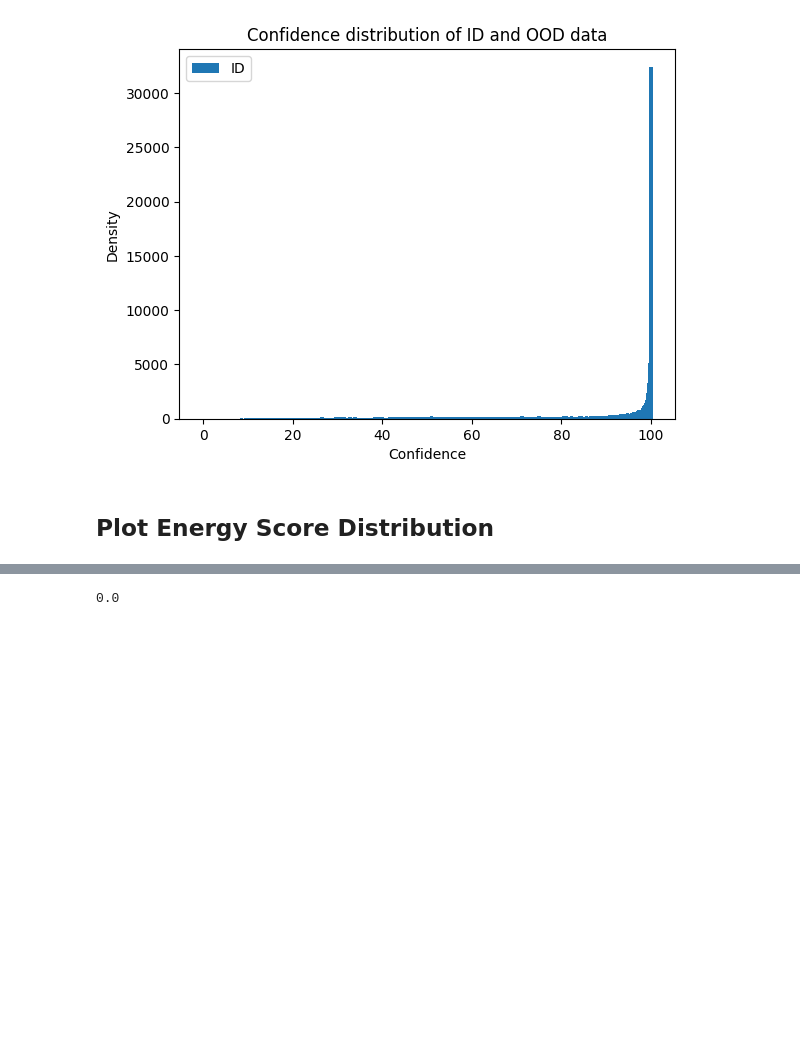
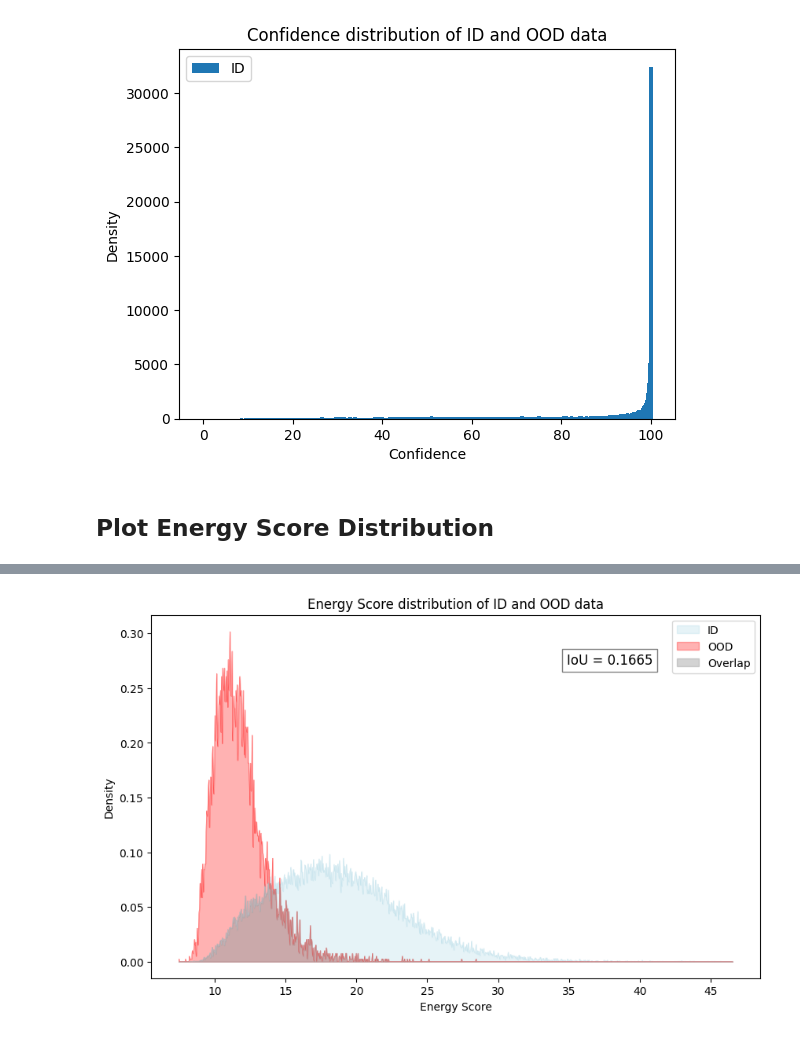
Before and after one commit to PaulRabich/RectPruneOOD, a Jupyter notebook: notebooks/visualize_distributions.ipynb, the cells around one changed output, grey strips where cells are left out. Cells and saved outputs as stored; diff of their text form; code cells hidden in the pictures; blank space fills up the shorter version.

Commit message:
implement distribution plotting

```diff
--- a/notebooks/visualize_distributions.ipynb
+++ b/notebooks/visualize_distributions.ipynb
@@ -51,9 +51,9 @@ plt.show()
 # %% [markdown]
 ## Plot Energy Score Distribution
 # %%
-name = "ashb"
-id_data = np.load(get_top_level_path() + f"/results/imagenet/{name}/id_imagenet.npy", allow_pickle=True).item()
-ood_dtd = np.load(get_top_level_path() + f"/results/imagenet/{name}/ood_dtd.npy", allow_pickle=True).item()
-ood_places = np.load(get_top_level_path() + f"/results/imagenet/{name}/ood_places.npy", allow_pickle=True).item()
-ood_inat = np.load(get_top_level_path() + f"/results/imagenet/{name}/ood_inat.npy", allow_pickle=True).item()
-ood_sun = np.load(get_top_level_path() + f"/results/imagenet/{name}/ood_sun.npy", allow_pickle=True).item()
+method_name = "ashp"
+id_data = np.load(get_top_level_path() + f"/results/imagenet/{method_name}/id_imagenet.npy", allow_pickle=True).item()
+ood_dtd = np.load(get_top_level_path() + f"/results/imagenet/{method_name}/ood_dtd.npy", allow_pickle=True).item()
+ood_places = np.load(get_top_level_path() + f"/results/imagenet/{method_name}/ood_places.npy", allow_pickle=True).item()
+ood_inat = np.load(get_top_level_path() + f"/results/imagenet/{method_name}/ood_inat.npy", allow_pickle=True).item()
+ood_sun = np.load(get_top_level_path() + f"/results/imagenet/{method_name}/ood_sun.npy", allow_pickle=True).item()
@@ -80,13 +60,50 @@ plt.legend()
-# %%
-# claculate the IoU of the 2 distributions
-
-def calculate_iou(id_data, ood_data):
-    id_bins = np.histogram(id_data, bins=1000, range=(0, 50), density=False)
-    ood_bins = np.histogram(ood_data, bins=1000, range=(0, 50), density=False)
-    intersection = np.minimum(id_bins[0], ood_bins[0]).sum()
-    union = np.maximum(id_bins[0], ood_bins[0]).sum()
-    return intersection / union
-
-print(calculate_iou(id_data["energy_score"], ood_inat["energy_score"]))
-# %% [output]
-0.0
+# %%
+def plot_score_distributions(data_1: np.array, data_2: np.array, title: str, x_label: str, y_label: str,
+                             data_1_label: str, data_2_label: str, range=None, num_bins: int = 1000):
+    # Determine range of the histograms
+    max_val = max(max(data_1), max(data_2))
+    min_val = min(min(data_1), min(data_2))
+    range = (min_val, max_val) if range is None else range
+
+    # Calculate histograms and bin edges
+    data_1_hist, bin_edges = np.histogram(data_1, bins=num_bins, range=range, density=True)
+    data_2_hist, _ = np.histogram(data_2, bins=num_bins, range=range, density=True)
+
+    # Intersection over Union (IoU)
+    intersection = np.minimum(data_1_hist, data_2_hist)
+    union = np.maximum(data_1_hist, data_2_hist)
+    iou = np.sum(intersection) / np.sum(union)
+
+    plt.figure(figsize=(10, 6))
+
+    # Midpoints of bins for plotting
+    bin_centers = (bin_edges[:-1] + bin_edges[1:]) / 2
+
+    data_1_color = 'lightblue'
+    data_2_color = 'red'
+    overlap_color = 'darkgray'
+
+    plt.fill_between(bin_centers, 0, data_1_hist, color=data_1_color, alpha=0.3, label=data_1_label)
+
+    plt.fill_between(bin_centers, 0, data_2_hist, color=data_2_color, alpha=0.3, label=data_2_label)
+
+    # Fill overlap area
+    plt.fill_between(bin_centers, 0, intersection, color=overlap_color, alpha=0.5, label="Overlap")
+
+    plt.plot(bin_centers, data_1_hist, color=data_1_color, alpha=0.6, linewidth=0.2)
+    plt.plot(bin_centers, data_2_hist, color=data_2_color, alpha=0.6, linewidth=0.2)
+
+    # Add IoU text to the plot
+    plt.text(0.7 * range[1] + 0.3 * range[0], max(max(data_1_hist), max(data_2_hist)) * 0.9,
+             f"IoU = {iou:.4f}", fontsize=12, color='black', bbox=dict(facecolor='white', alpha=0.5))
+
+    # Add labels, title, and legend
+    plt.xlabel(x_label)
+    plt.ylabel(y_label)
+    plt.title(title)
+    plt.legend()
+    plt.show()
+
+plot_score_distributions(id_data["energy_score"], ood_inat["energy_score"], "Energy Score distribution of ID and OOD data", "Energy Score", "Density", "ID", "OOD")
+# %% [output]
+[figure, added]
```
Also changed, not shown: parts of 4 cells of this notebook, 3 other files.
